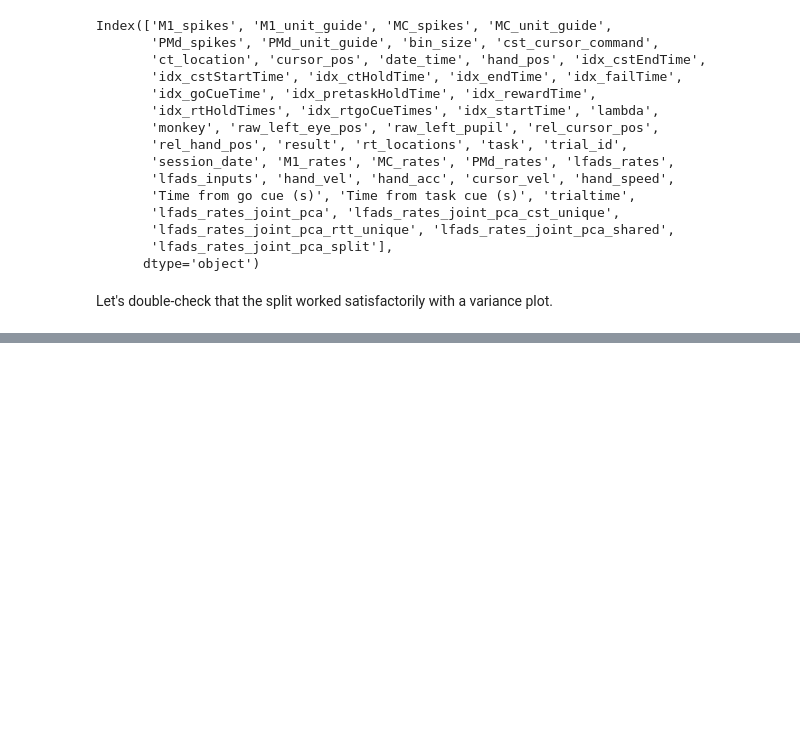
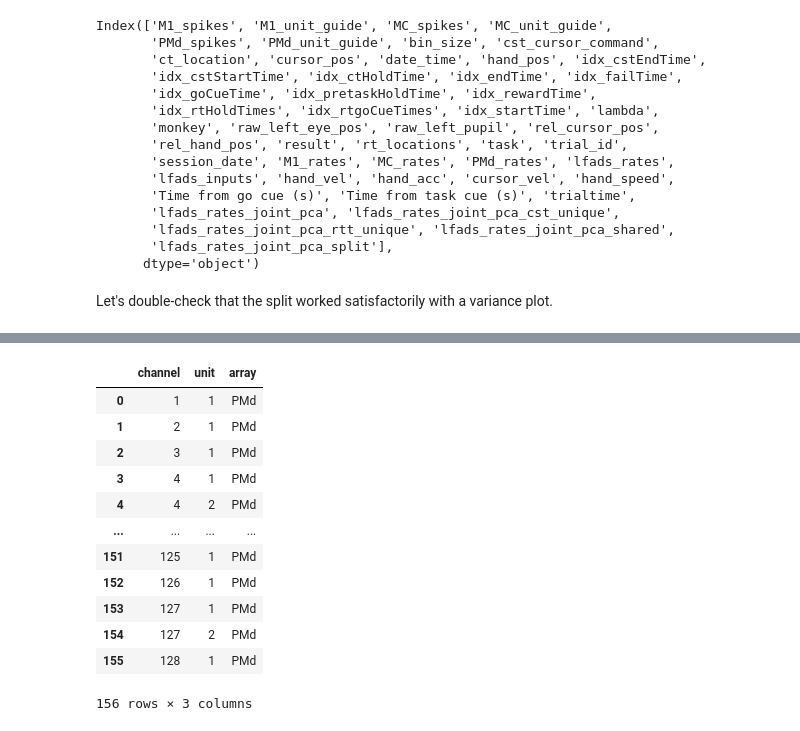
Before and after one commit to raeedcho/cst-dynamics, a Jupyter notebook: diary/split subspace behavioral decoding.ipynb, the cells around one changed output, grey strips where cells are left out. Cells and saved outputs as stored; diff of their text form; code cells hidden in the pictures; blank space fills up the shorter version.

```diff
--- a/diary/split subspace behavioral decoding.ipynb
+++ b/diary/split subspace behavioral decoding.ipynb
@@ -61,3 +61,19 @@ trial_fig, score_fig = src.decoder_analysis.run_decoder_analysis(
 # %% [output]
 [drawing not drawn]
 [drawing not drawn]
+# %%
+src.crystal.extract_unit_guides(td)
+# %% [output]
+|  | channel | unit | array |
+| 0 | 1 | 1 | PMd |
+| 1 | 2 | 1 | PMd |
+| 2 | 3 | 1 | PMd |
+| 3 | 4 | 1 | PMd |
+| 4 | 4 | 2 | PMd |
+| ... | ... | ... | ... |
+| 151 | 125 | 1 | PMd |
+| 152 | 126 | 1 | PMd |
+| 153 | 127 | 1 | PMd |
+| 154 | 127 | 2 | PMd |
+| 155 | 128 | 1 | PMd |
+156 rows × 3 columns
```
Also changed, not shown: parts of 3 cells of this notebook, 1 other file.
